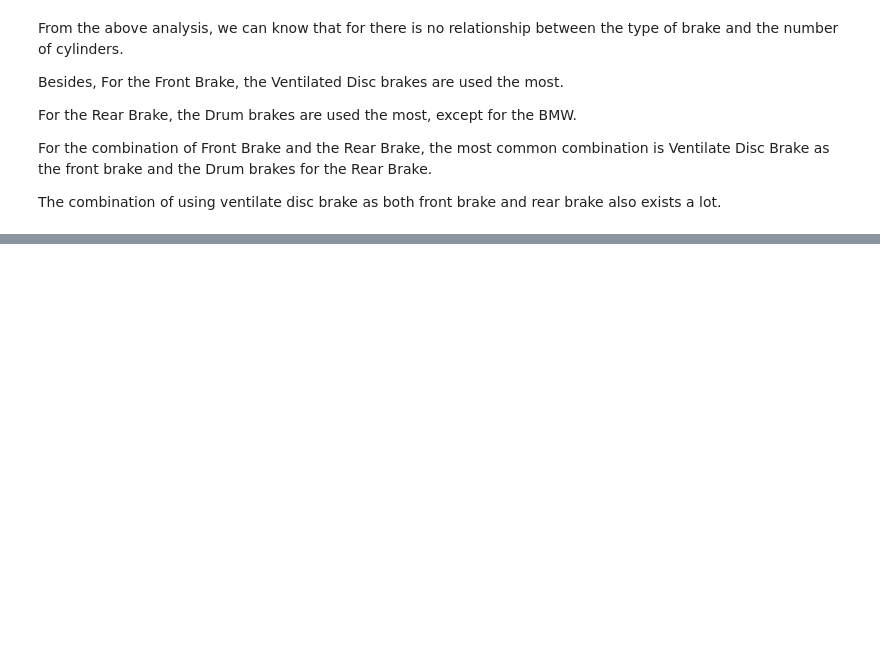
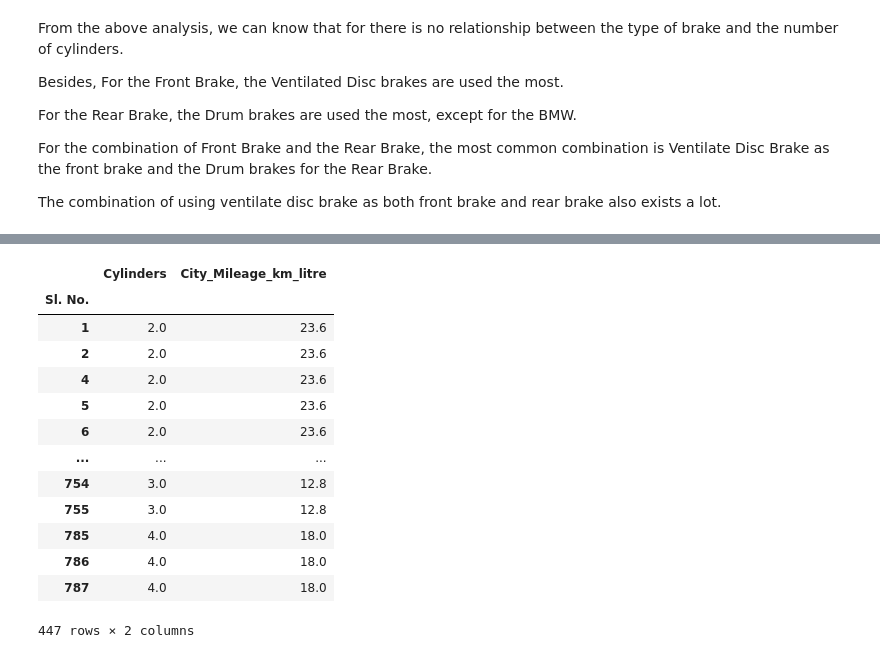
Before and after one commit to Hejiaqi9873/Case_study_4_automobile, a Jupyter notebook: case_study4.ipynb, the cells around one changed output, grey strips where cells are left out. Cells and saved outputs as stored; diff of their text form; code cells hidden in the pictures; blank space fills up the shorter version.

```diff
--- a/case_study4.ipynb
+++ b/case_study4.ipynb
@@ -582,0 +615,17 @@ The combination of using ventilate disc brake as both front brake and rear brake
+# %%
+q3_df
+# %% [output]
+|  | Cylinders | City_Mileage_km_litre |
+| Sl. No. |  |  |
+| 1 | 2.0 | 23.6 |
+| 2 | 2.0 | 23.6 |
+| 4 | 2.0 | 23.6 |
+| 5 | 2.0 | 23.6 |
+| 6 | 2.0 | 23.6 |
+| ... | ... | ... |
+| 754 | 3.0 | 12.8 |
+| 755 | 3.0 | 12.8 |
+| 785 | 4.0 | 18.0 |
+| 786 | 4.0 | 18.0 |
+| 787 | 4.0 | 18.0 |
+447 rows × 2 columns
```
Also changed, not shown: parts of 7 cells of this notebook, 1 other file.
